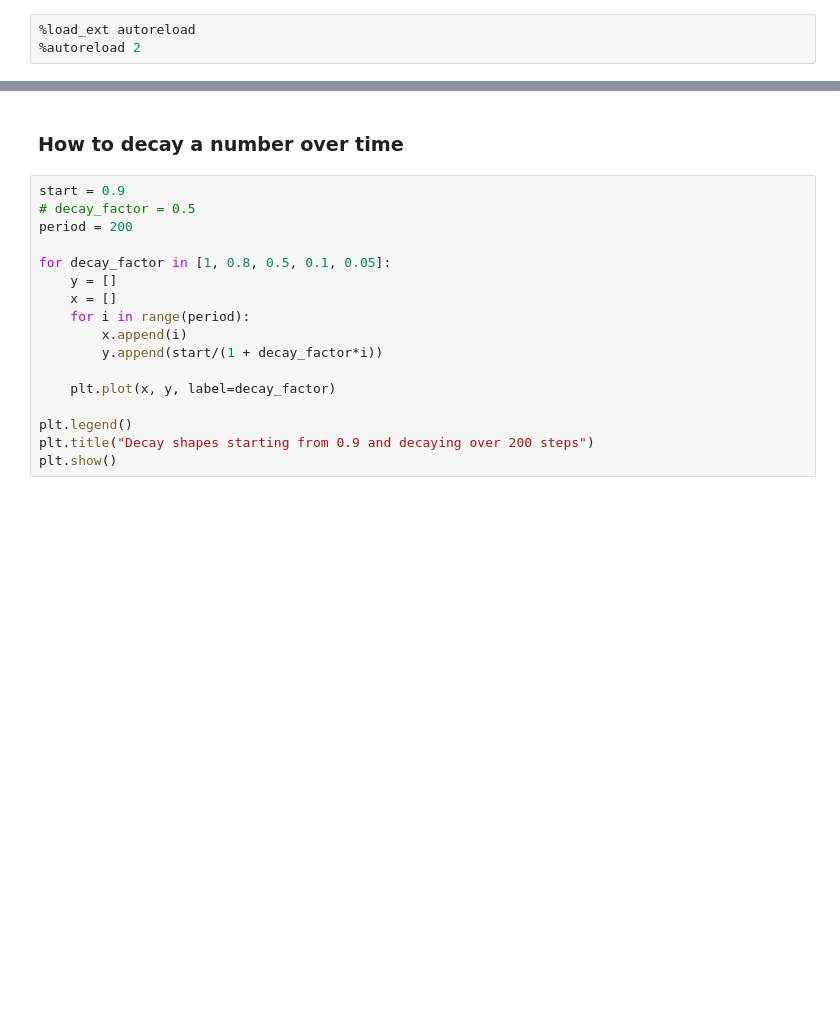
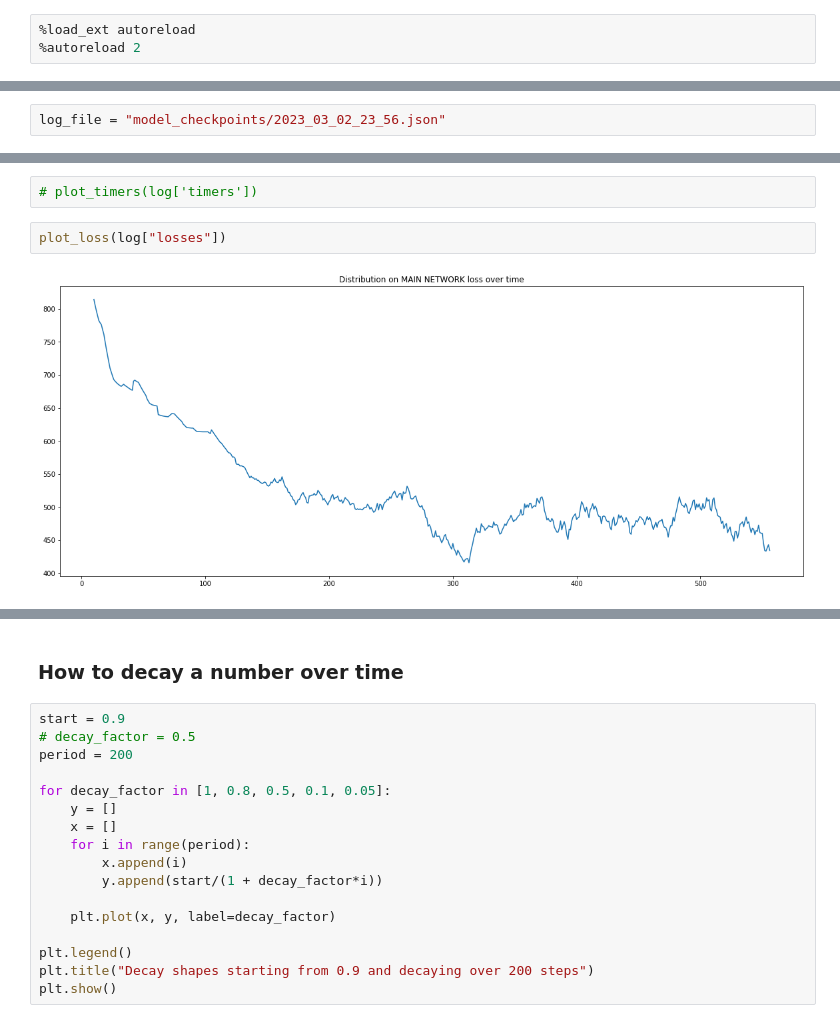
Before and after one commit to andreaalf97/reinforcement-learning, a Jupyter notebook: analytics.ipynb, the cells around one changed output, grey strips where cells are left out. Drawn from its saved outputs; the diff is of its cells as text; blank space fills up the shorter version.

```diff
--- a/analytics.ipynb
+++ b/analytics.ipynb
@@ -7,0 +11,2 @@ import pandas as pd
+# %%
+log_file = "model_checkpoints/2023_03_02_23_56.json"
@@ -7,0 +20,6 @@ import pandas as pd
+# %%
+# plot_timers(log['timers'])
+# %%
+plot_loss(log["losses"])
+# %% [output]
+[figure, added]
```
Also changed, not shown: parts of 12 cells of this notebook, 6 other files.
